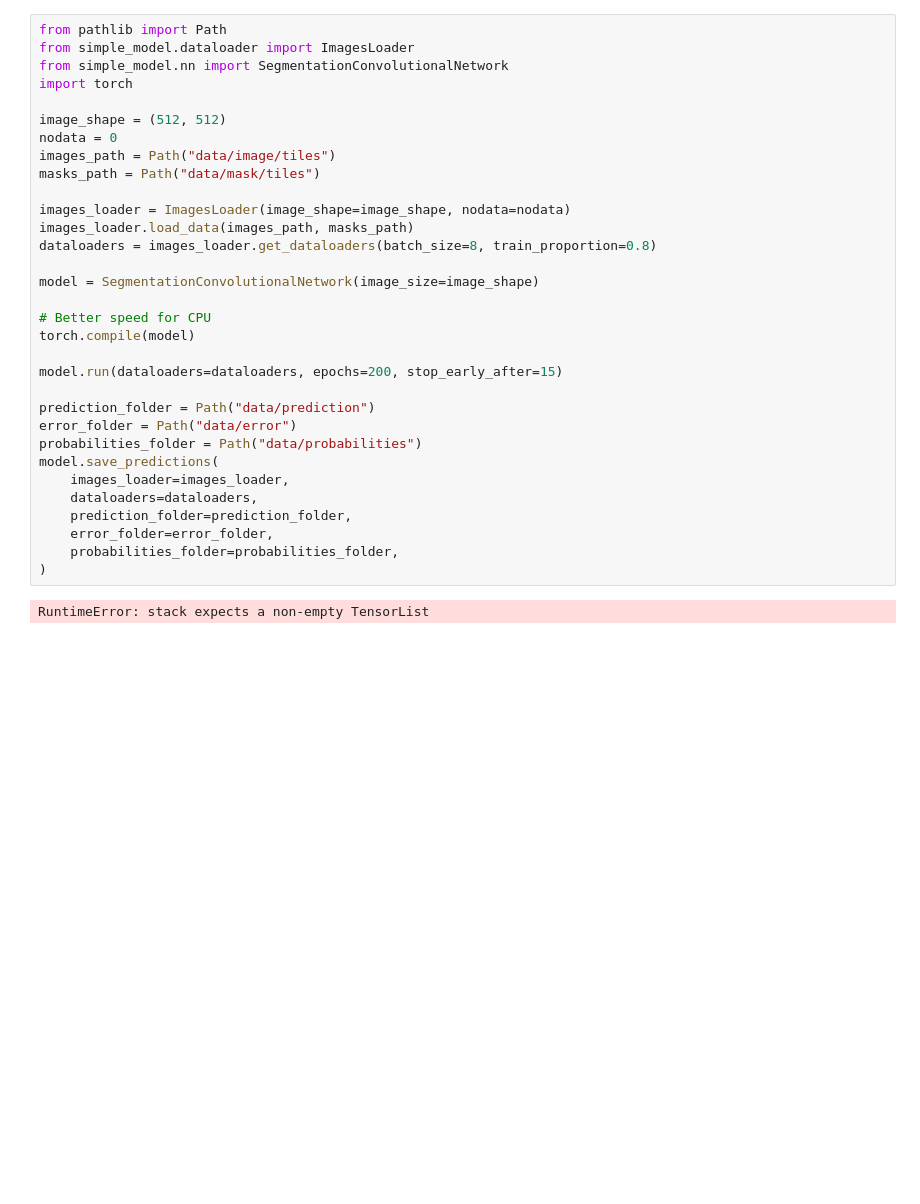
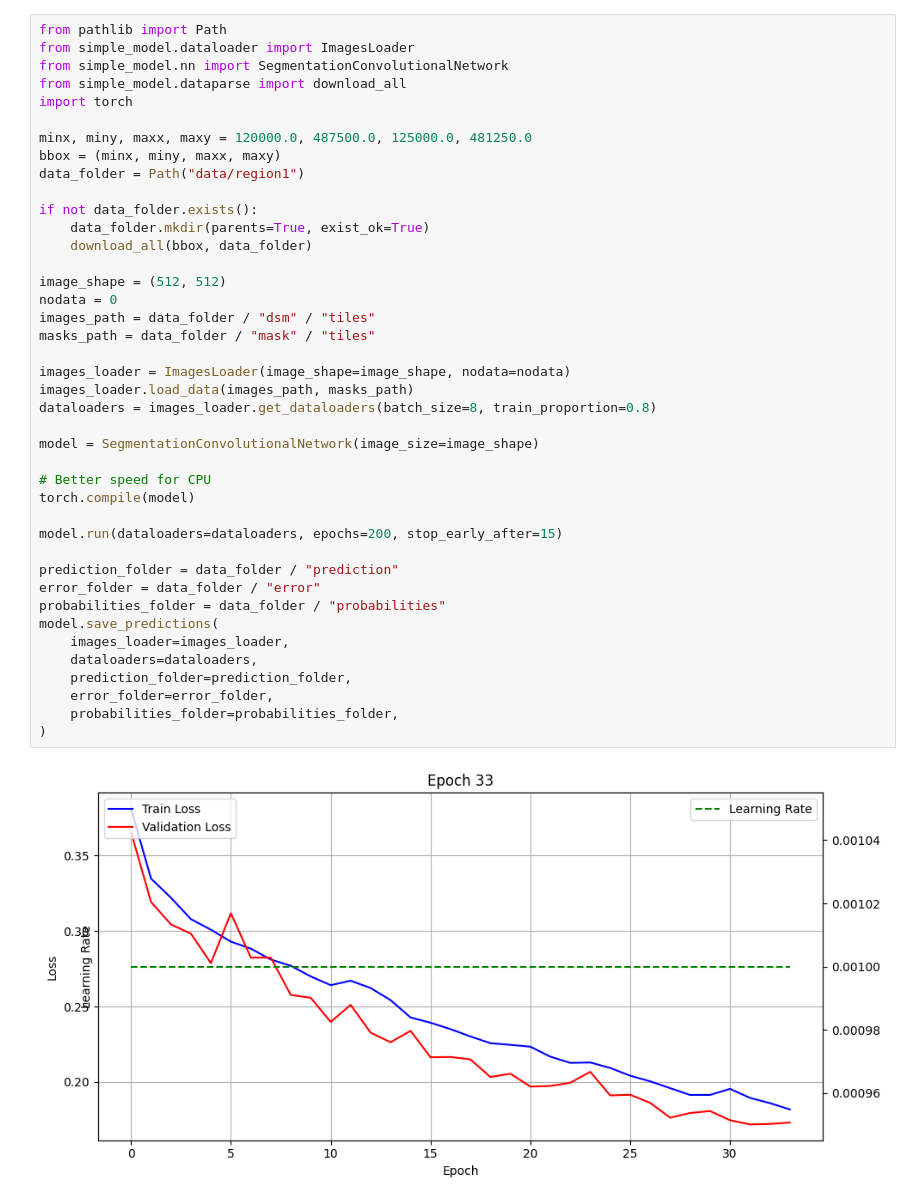
Before and after one commit to sogelink-research/ML-Course, a Jupyter notebook: notebooks/1-introduction_shorter/building_classification.ipynb, the cells around one changed output. Saved outputs shown, nothing was run; the diff lists cells and outputs as text; blank space fills up the shorter version.

```diff
--- a/notebooks/1-introduction_shorter/building_classification.ipynb
+++ b/notebooks/1-introduction_shorter/building_classification.ipynb
@@ -1,34 +66,43 @@
 # %%
 from pathlib import Path
 from simple_model.dataloader import ImagesLoader
 from simple_model.nn import SegmentationConvolutionalNetwork
+from simple_model.dataparse import download_all
 import torch
+
+minx, miny, maxx, maxy = 120000.0, 487500.0, 125000.0, 481250.0
+bbox = (minx, miny, maxx, maxy)
+data_folder = Path("data/region1")
+
+if not data_folder.exists():
+    data_folder.mkdir(parents=True, exist_ok=True)
+    download_all(bbox, data_folder)
 
 image_shape = (512, 512)
 nodata = 0
-images_path = Path("data/image/tiles")
-masks_path = Path("data/mask/tiles")
+images_path = data_folder / "dsm" / "tiles"
+masks_path = data_folder / "mask" / "tiles"
 
 images_loader = ImagesLoader(image_shape=image_shape, nodata=nodata)
 images_loader.load_data(images_path, masks_path)
 dataloaders = images_loader.get_dataloaders(batch_size=8, train_proportion=0.8)
 
 model = SegmentationConvolutionalNetwork(image_size=image_shape)
 
 # Better speed for CPU
 torch.compile(model)
 
 model.run(dataloaders=dataloaders, epochs=200, stop_early_after=15)
 
-prediction_folder = Path("data/prediction")
-error_folder = Path("data/error")
-probabilities_folder = Path("data/probabilities")
+prediction_folder = data_folder / "prediction"
+error_folder = data_folder / "error"
+probabilities_folder = data_folder / "probabilities"
 model.save_predictions(
     images_loader=images_loader,
     dataloaders=dataloaders,
     prediction_folder=prediction_folder,
     error_folder=error_folder,
     probabilities_folder=probabilities_folder,
 )
 # %% [output]
-RuntimeError: stack expects a non-empty TensorList
+[figure, added]
```
Also changed, not shown: parts of 5 cells of this notebook, 1 other file.
